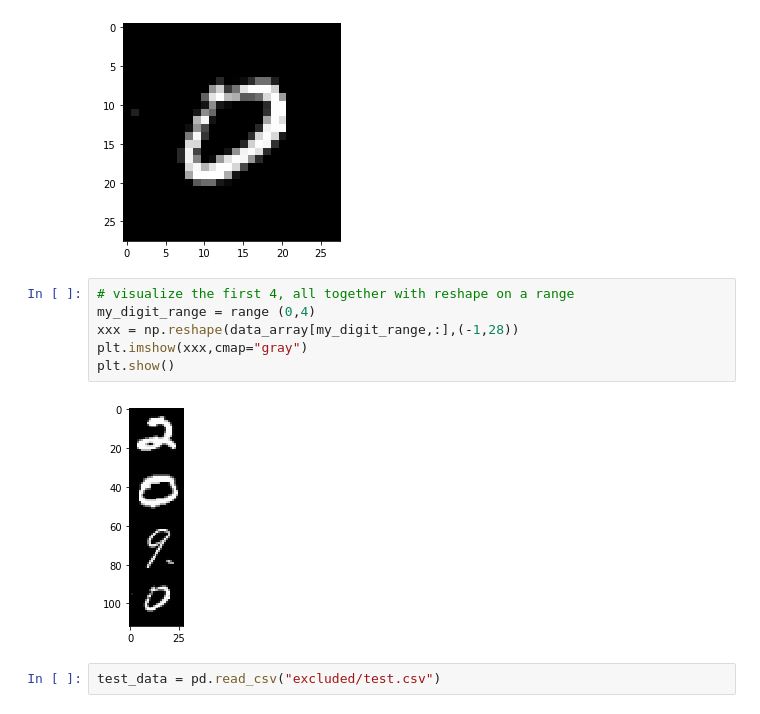
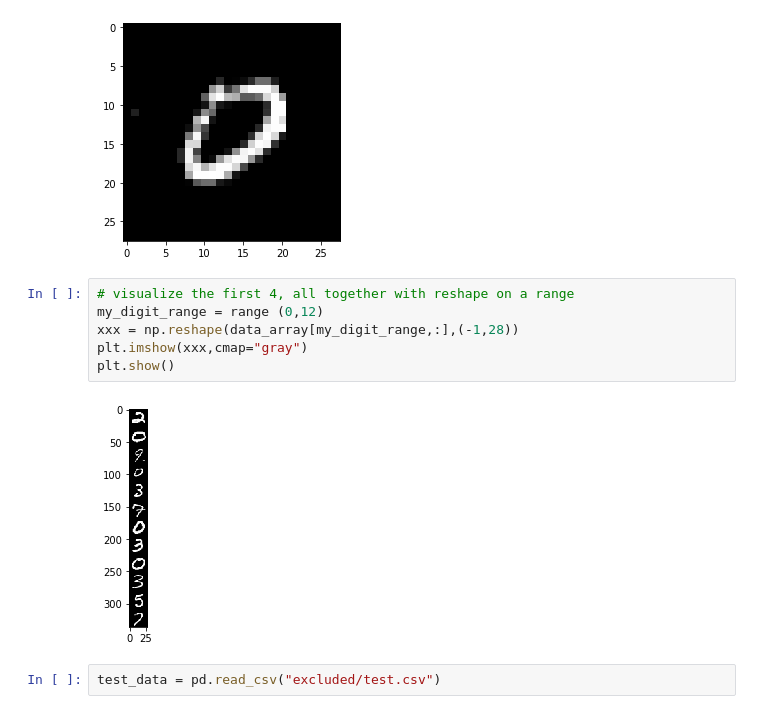
Before and after one commit to philipwalsh/digitrecognizer, a Jupyter notebook: investigate.ipynb, the cells around one changed output. Cells and saved outputs as stored; diff of their text form.

```diff
--- a/investigate.ipynb
+++ b/investigate.ipynb
@@ -113,12 +113,12 @@ for a_row in my_digit_range:
 [figure]
 # %%
 # visualize the first 4, all together with reshape on a range
-my_digit_range = range (0,4)
+my_digit_range = range (0,12)
 xxx = np.reshape(data_array[my_digit_range,:],(-1,28))
 plt.imshow(xxx,cmap="gray")
 plt.show()
 # %% [output]
-[figure, old version]
+[figure, new version]
 # %%
 test_data = pd.read_csv("excluded/test.csv")
 # %%
```
Also changed, not shown: parts of 1 cell of this notebook, 3 other files.
